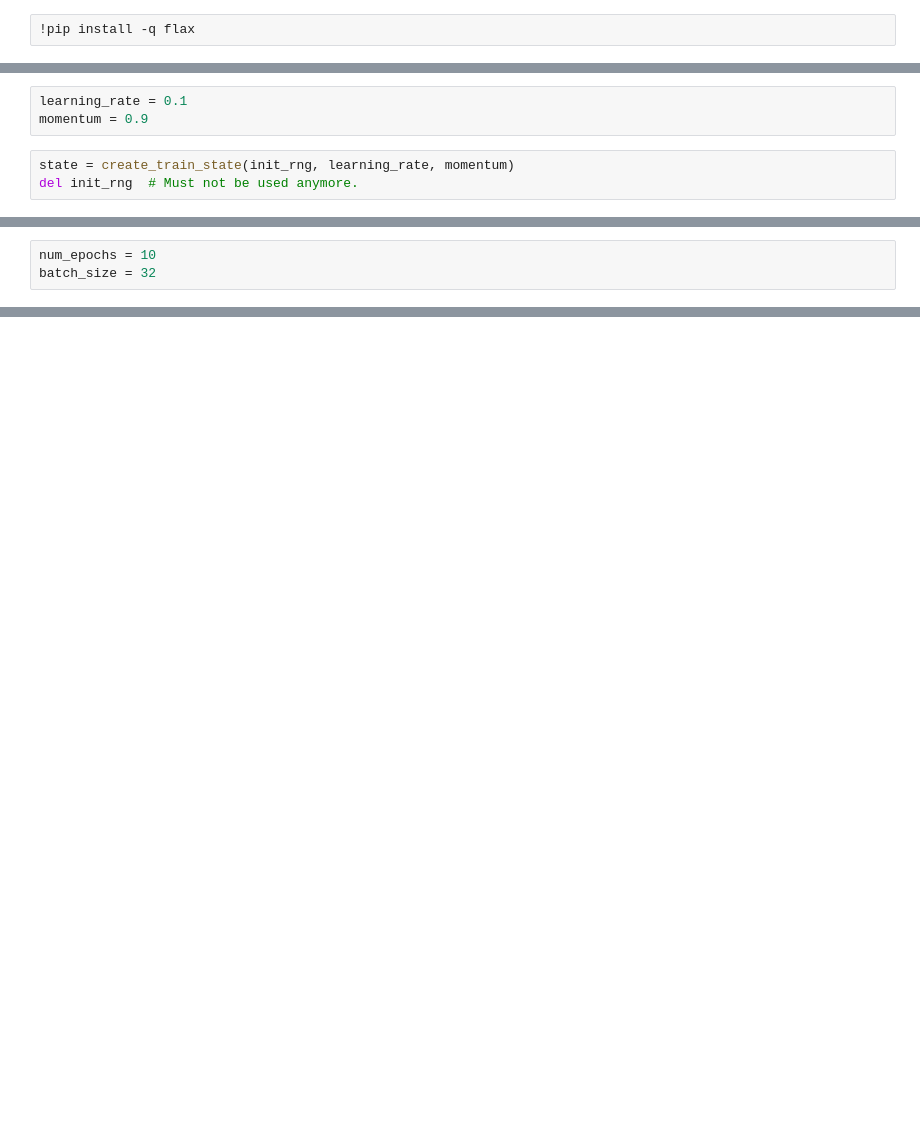
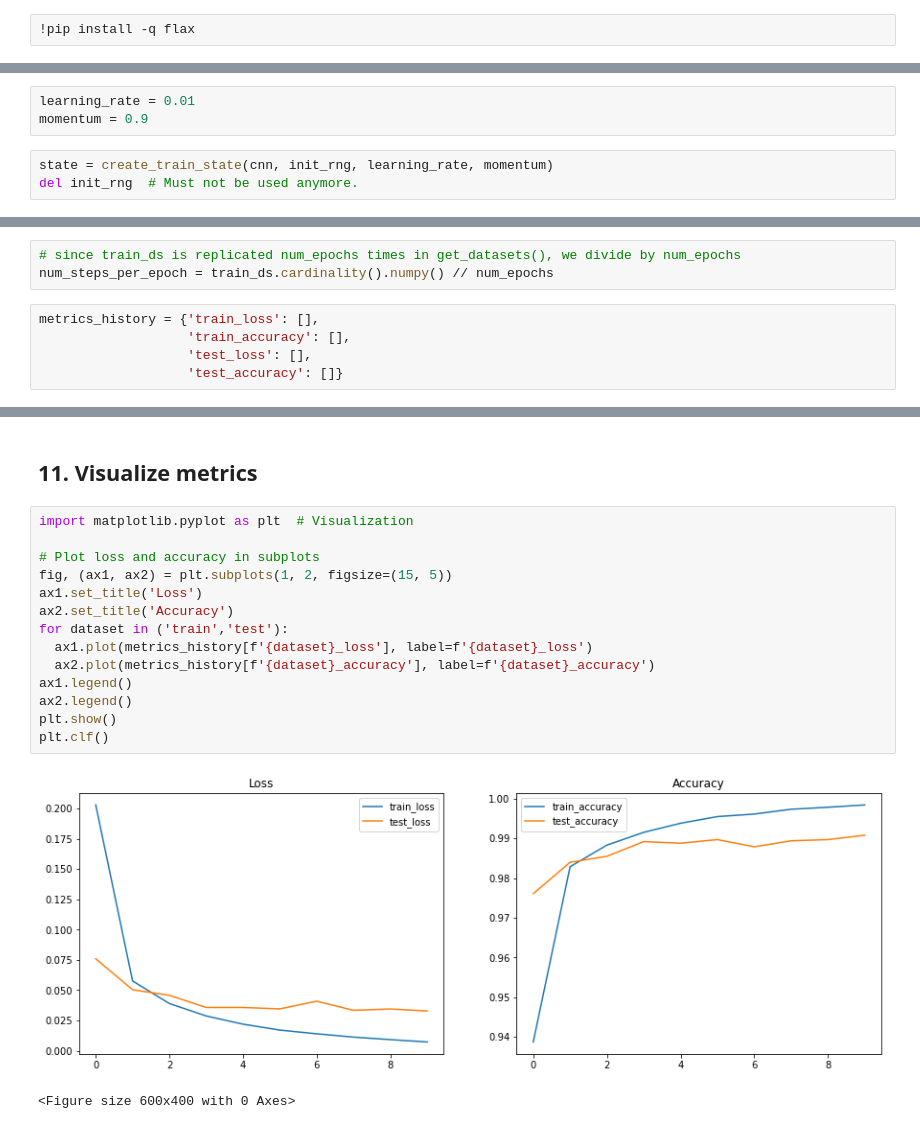
Before and after one commit to google/flax, a Jupyter notebook: docs/getting_started.ipynb, the cells around one changed output, grey strips where cells are left out. Cells and saved outputs as stored; diff of their text form; blank space fills up the shorter version.

```diff
--- a/docs/getting_started.ipynb
+++ b/docs/getting_started.ipynb
@@ -246,7 +211,7 @@ and puts both into the training state dataclass that is returned.
 # %%
-learning_rate = 0.1
+learning_rate = 0.01
 momentum = 0.9
 # %%
-state = create_train_state(init_rng, learning_rate, momentum)
+state = create_train_state(cnn, init_rng, learning_rate, momentum)
 del init_rng  # Must not be used anymore.
 # %% [markdown]
@@ -254,6 +231,11 @@ del init_rng  # Must not be used anymore.
 
 Once the training and testing is done after 10 epochs, the output should show that your model was able to achieve approximately 99% accuracy.
 # %%
-num_epochs = 10
-batch_size = 32
+# since train_ds is replicated num_epochs times in get_datasets(), we divide by num_epochs
+num_steps_per_epoch = train_ds.cardinality().numpy() // num_epochs
+# %%
+metrics_history = {'train_loss': [],
+                   'train_accuracy': [],
+                   'test_loss': [],
+                   'test_accuracy': []}
 # %%
@@ -268,0 +288,19 @@ for epoch in range(1, num_epochs + 1):
+# %% [markdown]
+## 11. Visualize metrics
+# %%
+import matplotlib.pyplot as plt  # Visualization
+
+# Plot loss and accuracy in subplots
+fig, (ax1, ax2) = plt.subplots(1, 2, figsize=(15, 5))
+ax1.set_title('Loss')
+ax2.set_title('Accuracy')
+for dataset in ('train','test'):
+  ax1.plot(metrics_history[f'{dataset}_loss'], label=f'{dataset}_loss')
+  ax2.plot(metrics_history[f'{dataset}_accuracy'], label=f'{dataset}_accuracy')
+ax1.legend()
+ax2.legend()
+plt.show()
+plt.clf()
+# %% [output]
+[figure, added]
+<Figure size 600x400 with 0 Axes>
```
Also changed, not shown: parts of 46 cells of this notebook, 3 other files.
